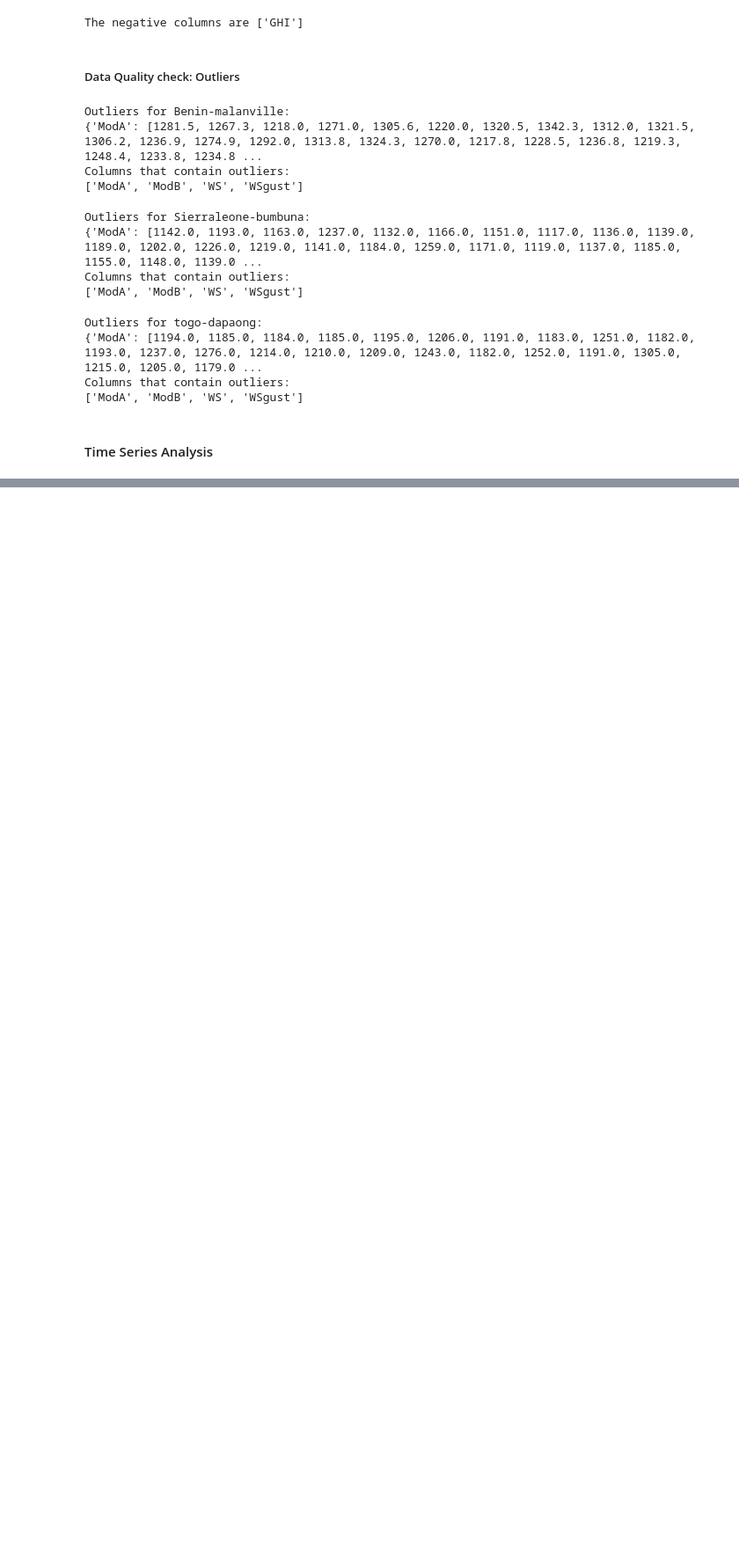
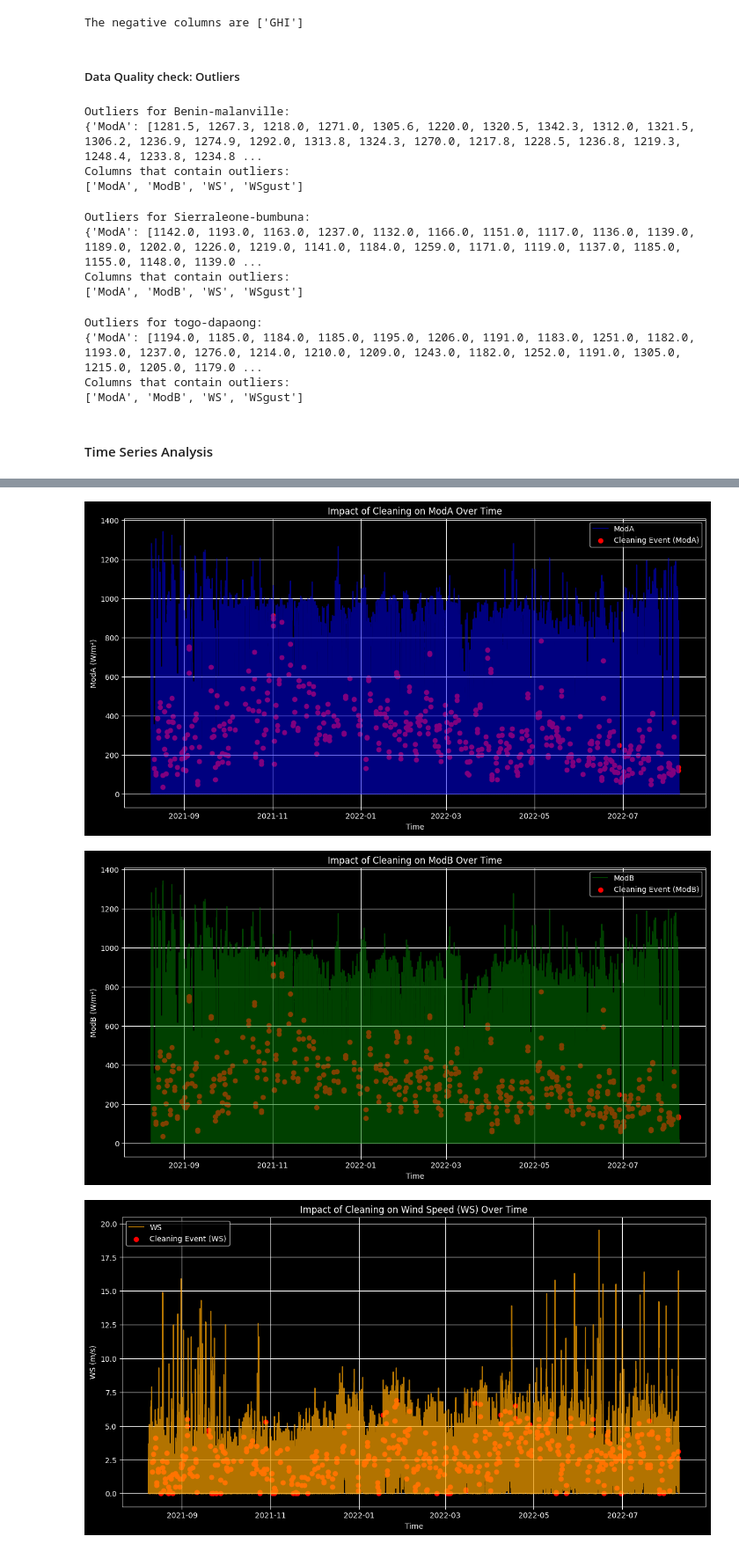
Before and after one commit to Yosef-ft/Solar_Radiation_Analysis, a Jupyter notebook: notebooks/EDA.ipynb, the cells around one changed output, grey strips where cells are left out. Shown at 88% size. Saved outputs shown, nothing was run; the diff lists cells and outputs as text; code cells hidden in the pictures; blank space fills up the shorter version.

Commit message:
Effect of cleaning sensors with visuals

```diff
--- a/notebooks/EDA.ipynb
+++ b/notebooks/EDA.ipynb
@@ -411,0 +471,6 @@ plot_timeseries(benin)
+# %%
+impact_A, impact_B, impact_WS, impact_WSgust = cleaning_impact(benin)
+# %% [output]
+[figure, added]
+[figure, added]
+[figure, added]
```
Also changed, not shown: parts of 5 cells of this notebook.
